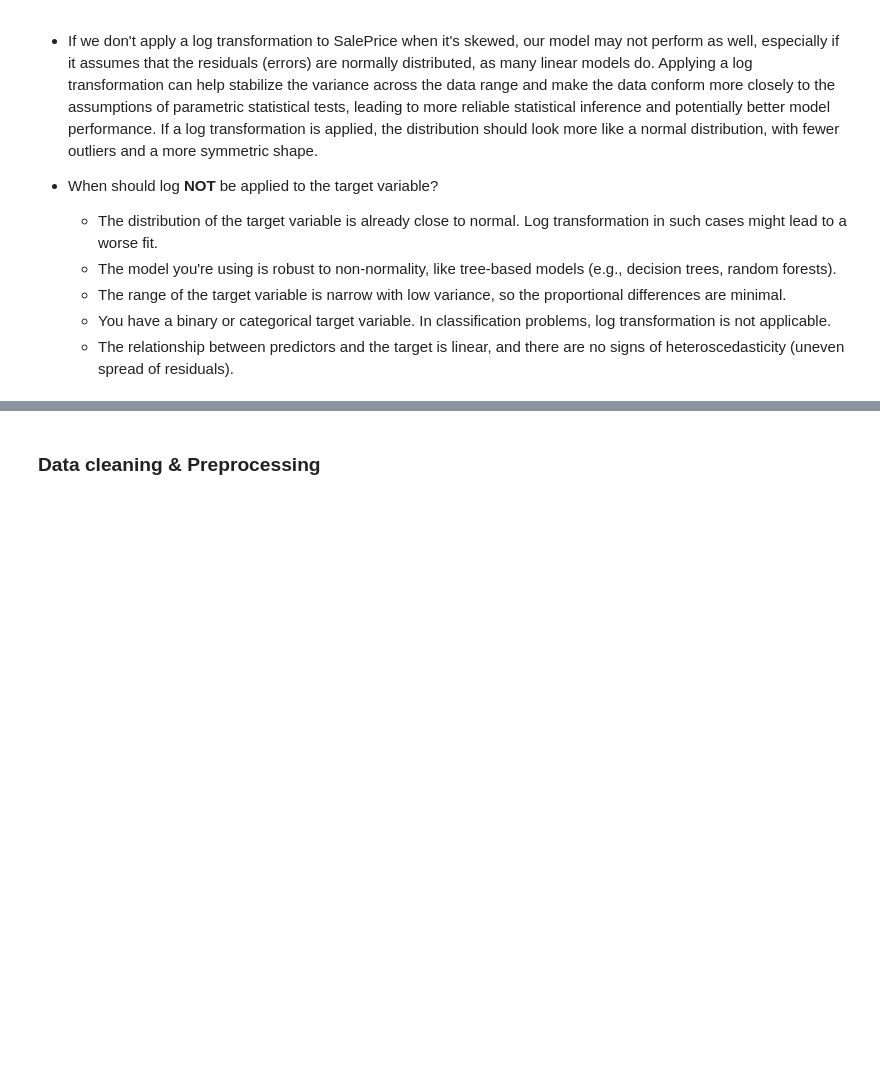
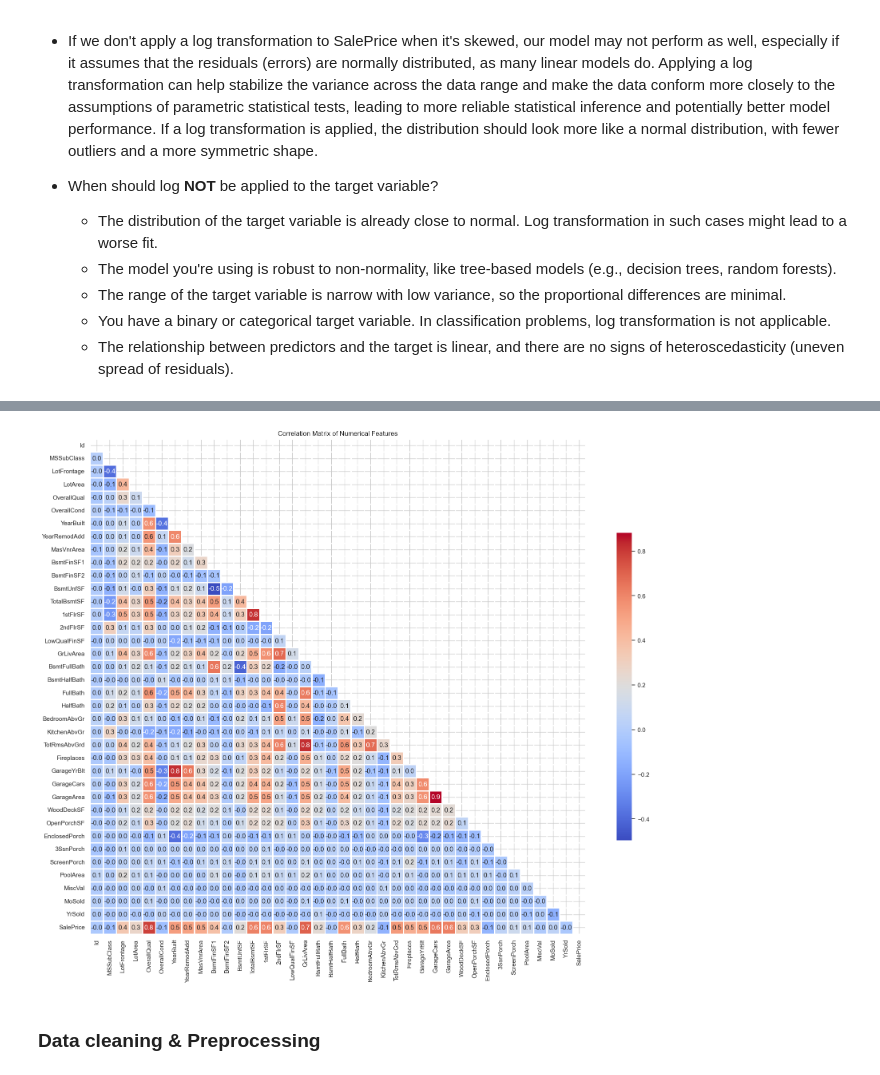
Before and after one commit to sjuanati/DataSciLabs, a Jupyter notebook: projects/kaggle/02_house_prices/house_prices.ipynb, the cells around one changed output, grey strips where cells are left out. Drawn from its saved outputs; the diff is of its cells as text; code cells hidden in the pictures; blank space fills up the shorter version.

```diff
--- a/projects/kaggle/02_house_prices/house_prices.ipynb
+++ b/projects/kaggle/02_house_prices/house_prices.ipynb
@@ -101,3 +114,27 @@ plt.show()
+# %%
+def show_correlation(df):
+    """show linear correlation of numerical features vs. sales price"""
+    numerical_df = df.select_dtypes(include=NUMERIC_DTYPES)
+    corr_matrix = numerical_df.corr()
+    # Generate a mask for the upper triangle
+    mask = np.triu(np.ones_like(corr_matrix, dtype=bool))
+    plt.figure(figsize=(20, 20))
+    sns.heatmap(
+        corr_matrix,
+        mask=mask,
+        cmap="coolwarm",
+        annot=True,
+        fmt=".1f",
+        square=True,
+        linewidths=1,
+        cbar_kws={"shrink": 0.5},
+    )
+    plt.title("Correlation Matrix of Numerical Features")
+    plt.show()
+
+show_correlation(df_train)
+# %% [output]
+[figure, added]
 # %% [markdown]
 ### Data cleaning & Preprocessing
 # %%
```
Also changed, not shown: parts of 18 cells of this notebook.
